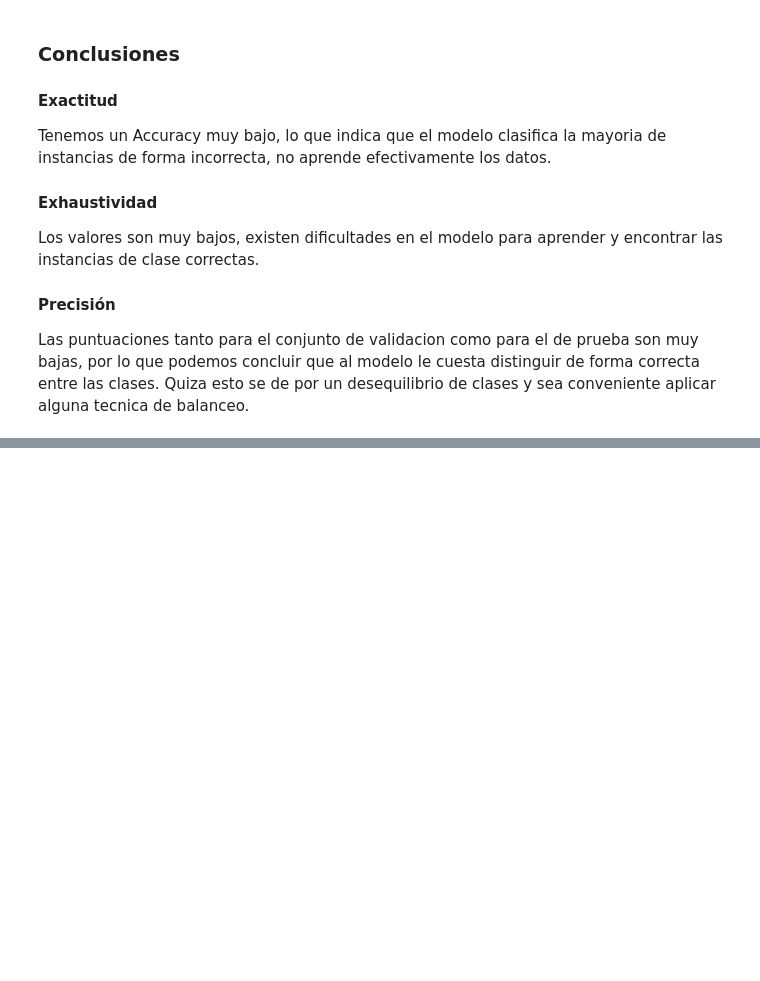
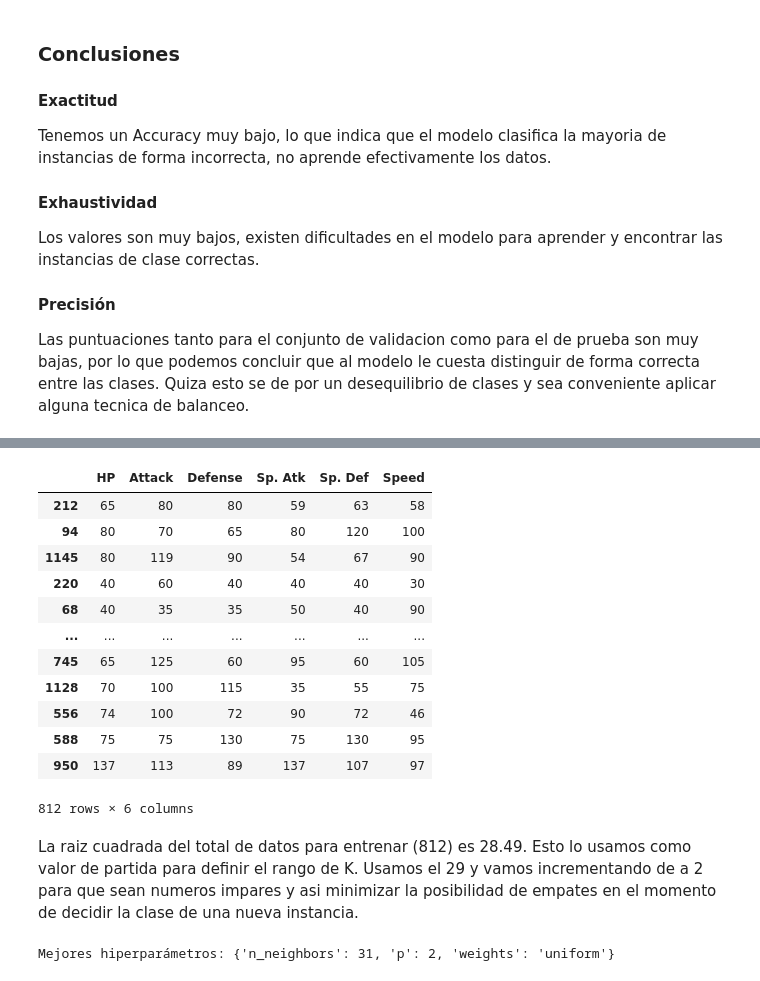
Before and after one commit to franciscoryb1/MINERIA-TUIA-Gauto-RodriguezYBarros, a Jupyter notebook: tp2.ipynb, the cells around one changed output, grey strips where cells are left out. Saved outputs shown, nothing was run; the diff lists cells and outputs as text; code cells hidden in the pictures; blank space fills up the shorter version.

```diff
--- a/tp2.ipynb
+++ b/tp2.ipynb
@@ -1077,0 +1171,4 @@ Estimar Type
+# %%
+knn_model = KNeighborsClassifier(n_neighbors=3)
+# Entrenar el modelo
+knn_model.fit(X_train, y_train)
@@ -1077,0 +1230,20 @@ Estimar Type
+# %%
+X_train
+# %% [output]
+|  | HP | Attack | Defense | Sp. Atk | Sp. Def | Speed |
+| 212 | 65 | 80 | 80 | 59 | 63 | 58 |
+| 94 | 80 | 70 | 65 | 80 | 120 | 100 |
+| 1145 | 80 | 119 | 90 | 54 | 67 | 90 |
+| 220 | 40 | 60 | 40 | 40 | 40 | 30 |
+| 68 | 40 | 35 | 35 | 50 | 40 | 90 |
+| ... | ... | ... | ... | ... | ... | ... |
+| 745 | 65 | 125 | 60 | 95 | 60 | 105 |
+| 1128 | 70 | 100 | 115 | 35 | 55 | 75 |
+| 556 | 74 | 100 | 72 | 90 | 72 | 46 |
+| 588 | 75 | 75 | 130 | 75 | 130 | 95 |
+| 950 | 137 | 113 | 89 | 137 | 107 | 97 |
+812 rows × 6 columns
+# %% [markdown]
+La raiz cuadrada del total de datos para entrenar (812) es 28.49.
+Esto lo usamos como valor de partida para definir el rango de K.
+Usamos el 29 y vamos incrementando de a 2 para que sean numeros impares y asi minimizar la posibilidad de empates en el momento de decidir la clase de una nueva instancia.
@@ -1077,0 +1264,11 @@ Estimar Type
+# %%
+# Realizar la búsqueda de hiperparámetros en el conjunto de entrenamiento
+grid_search.fit(X_train, y_train)
+
+# Mostrar los mejores hiperparámetros encontrados
+print("Mejores hiperparámetros:", grid_search.best_params_)
+
+# Obtener el mejor modelo entrenado
+mejor_modelo = grid_search.best_estimator_
+# %% [output]
+Mejores hiperparámetros: {'n_neighbors': 31, 'p': 2, 'weights': 'uniform'}
```
Also changed, not shown: parts of 43 cells of this notebook.
